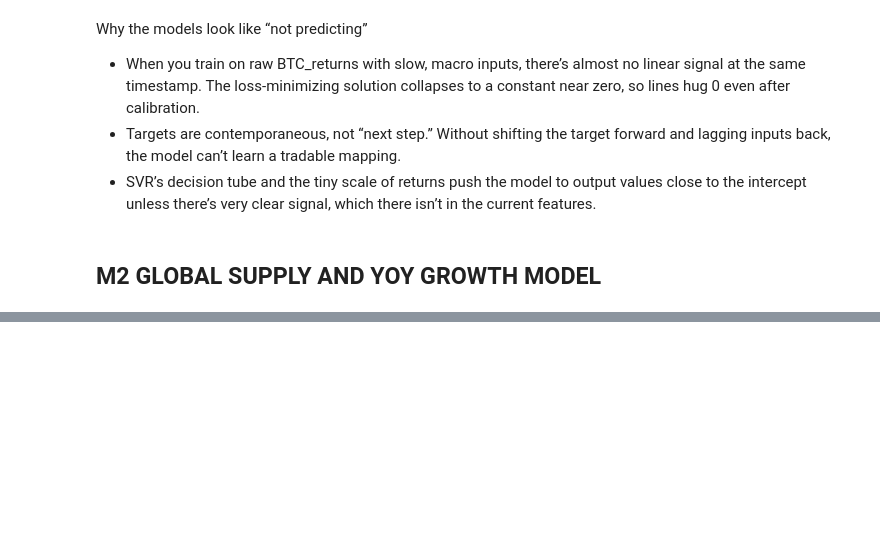
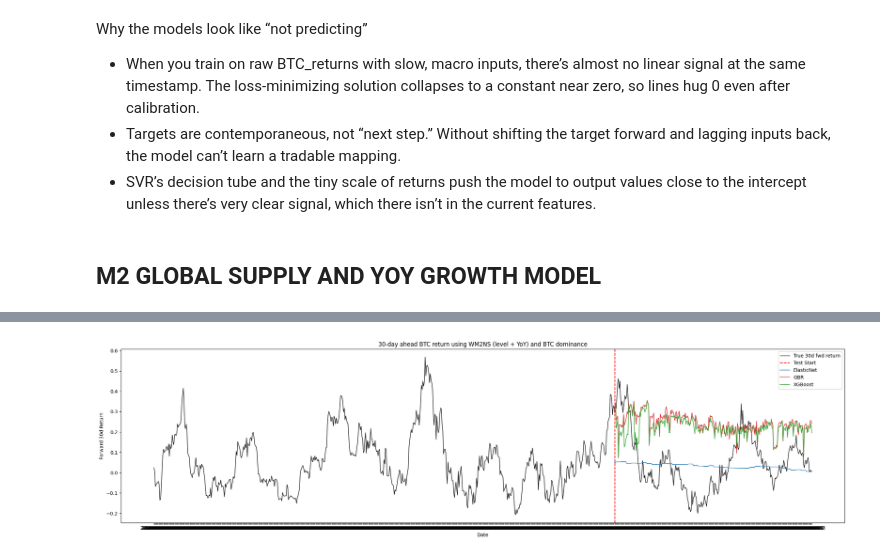
Before and after one commit to ohmjariwala/BTC-Return-Forecasting, a Jupyter notebook: btc_swing.ipynb, the cells around one changed output, grey strips where cells are left out. Drawn from its saved outputs; the diff is of its cells as text; code cells hidden in the pictures; blank space fills up the shorter version.

```diff
--- a/btc_swing.ipynb
+++ b/btc_swing.ipynb
@@ -1342,6 +1342,9 @@ from sklearn.pipeline import Pipeline
 from sklearn.linear_model import ElasticNetCV
 from sklearn.ensemble import GradientBoostingRegressor
 from sklearn.metrics import r2_score, mean_squared_error, mean_absolute_error
+
+# Import XGBRegressor from xgboost's sklearn API
+from xgboost import XGBRegressor
 
 warnings.filterwarnings("ignore")
 
@@ -1372,38 +1375,26 @@ def forward_cum_return(r: pd.Series, horizon: int) -> pd.Series:
         out[i] = np.prod(1.0 + arr[i+1:i+1+horizon]) - 1.0  # t -> (t+1..t+h)
     return pd.Series(out, index=r.index)
 
-# ---------- Build macro features (M2) ----------
+# ---------- Build macro features (M2 from WM2NS) ----------
 df = df_merged.sort_index().copy()
 
-# Expect one/both of these columns in your merged frame:
-# - 'M2_global' (level, any frequency; we'll forward-fill to daily)
-# - 'M2_global_yoy' (YoY growth, already computed)
-has_m2_level = 'M2_global' in df.columns
-has_m2_yoy   = 'M2_global_yoy' in df.columns
+# Use WM2NS as M2 level
+if 'WM2NS' not in df.columns:
+    raise ValueError("Expected 'WM2NS' (global M2) in df_merged.")
 
-if not has_m2_level and not has_m2_yoy:
-    print("Missing 'M2_global'/'M2_global_yoy' in df_merged. Add one of them (level or YoY).")
+# Forward-fill WM2NS to daily if needed
+m2 = df['WM2NS'].copy()
+if not pd.infer_freq(m2.index) or pd.infer_freq(m2.index)[0].upper() not in ('D',):
+    m2 = m2.resample('D').last().ffill()
+    # Only update WM2NS if resampling was needed
+    df['WM2NS'] = m2
 
-# If M2 is not daily, forward-fill to match BTC index
-if has_m2_level:
-    m2 = df['M2_global'].copy()
-    # If sparse (monthly/weekly), forward-fill to daily
-    if m2.index.inferred_freq is None or m2.index.inferred_freq[0].upper() not in ('D',):
-        m2 = m2.resample('D').last().ffill()
-    df = df.join(m2.rename('M2_global'), how='left')
-    has_m2_level = True
+# Compute YoY growth for WM2NS
+df['WM2NS_yoy'] = df['WM2NS'].pct_change(365) * 100.0
 
-# Create YoY if only level is provided
-if not has_m2_yoy and has_m2_level:
-    # Year-over-year on daily index (~365 trading days)
-    df['M2_global_yoy'] = df['M2_global'].pct_change(365) * 100.0
-    has_m2_yoy = True
-
-# Log-level (optional) and z-scored YoY
-if has_m2_level:
-    df['log_M2'] = np.log(df['M2_global']).replace([np.inf, -np.inf], np.nan)
-if has_m2_yoy:
-    df['M2_yoy_z'] = (df['M2_global_yoy'] - df['M2_global_yoy'].rolling(365).mean()) / (df['M2_global_yoy'].rolling(365).std() + 1e-8)
+# Log-level and z-scored YoY
+df['log_M2'] = np.log(df['WM2NS']).replace([np.inf, -np.inf], np.nan)
+df['M2_yoy_z'] = (df['WM2NS_yoy'] - df['WM2NS_yoy'].rolling(365).mean()) / (df['WM2NS_yoy'].rolling(365).std() + 1e-8)
 
 # ---------- Target: 30-day forward BTC return ----------
 h = 30
@@ -1422,15 +1413,14 @@ if 'dominance' in df.columns:
     feat += ['dominance_lag1', 'dominance_lag7', 'dominance_lag30']
 
 # M2 level/YoY with macro-scale lags (~1M and ~3M)
-if has_m2_level:
-    df['log_M2_lag30']  = df['log_M2'].shift(30)
-    df['log_M2_lag90']  = df['log_M2'].shift(90)
-    feat += ['log_M2_lag30', 'log_M2_lag90']
-if has_m2_yoy:
-    df['M2_yoy_lag30']  = df['M2_global_yoy'].shift(30)
-    df['M2_yoy_lag90']  = df['M2_global_yoy'].shift(90)
-    df['M2_yoy_z_lag30'] = df['M2_yoy_z'].shift(30)
-    feat += ['M2_yoy_lag30', 'M2_yoy_lag90', 'M2_yoy_z_lag30']
+df['log_M2_lag30']  = df['log_M2'].shift(30)
+df['log_M2_lag90']  = df['log_M2'].shift(90)
+feat += ['log_M2_lag30', 'log_M2_lag90']
+
+df['M2_yoy_lag30']  = df['WM2NS_yoy'].shift(30)
+df['M2_yoy_lag90']  = df['WM2NS_yoy'].shift(90)
+df['M2_yoy_z_lag30'] = df['M2_yoy_z'].shift(30)
+feat += ['M2_yoy_lag30', 'M2_yoy_lag90', 'M2_yoy_z_lag30']
 
 # Optional: include recent BTC own lags to handle residual short-memory
 df['ret_lag1']  = df['BTC_returns'].shift(1)
@@ -1468,17 +1458,32 @@ preds_test['ElasticNet'] = y_pred_enet
 
 # Gradient Boosting (captures nonlinear macro effects)
 gbr = GradientBoostingRegressor(random_state=42)
-param_grid = {
+param_grid_gbr = {
     'n_estimators': [300, 600],
     'learning_rate': [0.02, 0.05, 0.1],
     'max_depth': [2, 3],
     'subsample': [0.7, 1.0]
 }
-gbr_cv = GridSearchCV(gbr, param_grid, cv=tscv, scoring='neg_mean_squared_error', n_jobs=-1, refit=True)
+gbr_cv = GridSearchCV(gbr, param_grid_gbr, cv=tscv, scoring='neg_mean_squared_error', n_jobs=-1, refit=True)
 gbr_cv.fit(X_train, y_train)
 y_pred_gbr = gbr_cv.predict(X_test)
 results['GBR'] = eval_metrics(y_test.values, y_pred_gbr)
 preds_test['GBR'] = y_pred_gbr
+
+# XGBoost (using sklearn API)
+xgb = XGBRegressor(random_state=42, objective='reg:squarederror', verbosity=0)
+param_grid_xgb = {
+    'n_estimators': [300, 600],
+    'learning_rate': [0.02, 0.05, 0.1],
+    'max_depth': [2, 3],
+    'subsample': [0.7, 1.0],
+    'colsample_bytree': [0.7, 1.0]
+}
+xgb_cv = GridSearchCV(xgb, param_grid_xgb, cv=tscv, scoring='neg_mean_squared_error', n_jobs=-1, refit=True)
+xgb_cv.fit(X_train, y_train)
+y_pred_xgb = xgb_cv.predict(X_test)
+results['XGBoost'] = eval_metrics(y_test.values, y_pred_xgb)
+preds_test['XGBoost'] = y_pred_xgb
 
 # ---------- Results ----------
 results_df = pd.DataFrame(results).T
@@ -1494,7 +1499,9 @@ plt.axvline(test_start_time, color='r', linestyle='--', lw=1.5, label='Test Star
 
 plt.plot(y_test.index, preds_test['ElasticNet'], lw=1.2, label='ElasticNet', color='C0', alpha=0.95)
 plt.plot(y_test.index, preds_test['GBR'],       lw=1.2, label='GBR',        color='C3', alpha=0.95)
+plt.plot(y_test.index, preds_test['XGBoost'],   lw=1.2, label='XGBoost',    color='C2', alpha=0.95)
 
-plt.title('30-day ahead BTC return using M2 Global (level + YoY) and BTC dominance')
+plt.title('30-day ahead BTC return using WM2NS (level + YoY) and BTC dominance')
 plt.xlabel('Date'); plt.ylabel('Forward 30d Return')
 plt.legend(); plt.tight_layout(); plt.show()
+# %% [output]
@@ -1500,0 +1512 @@ plt.legend(); plt.tight_layout(); plt.show()
+[figure, added]
```
Also changed, not shown: parts of 8 cells of this notebook, 2 other files.
